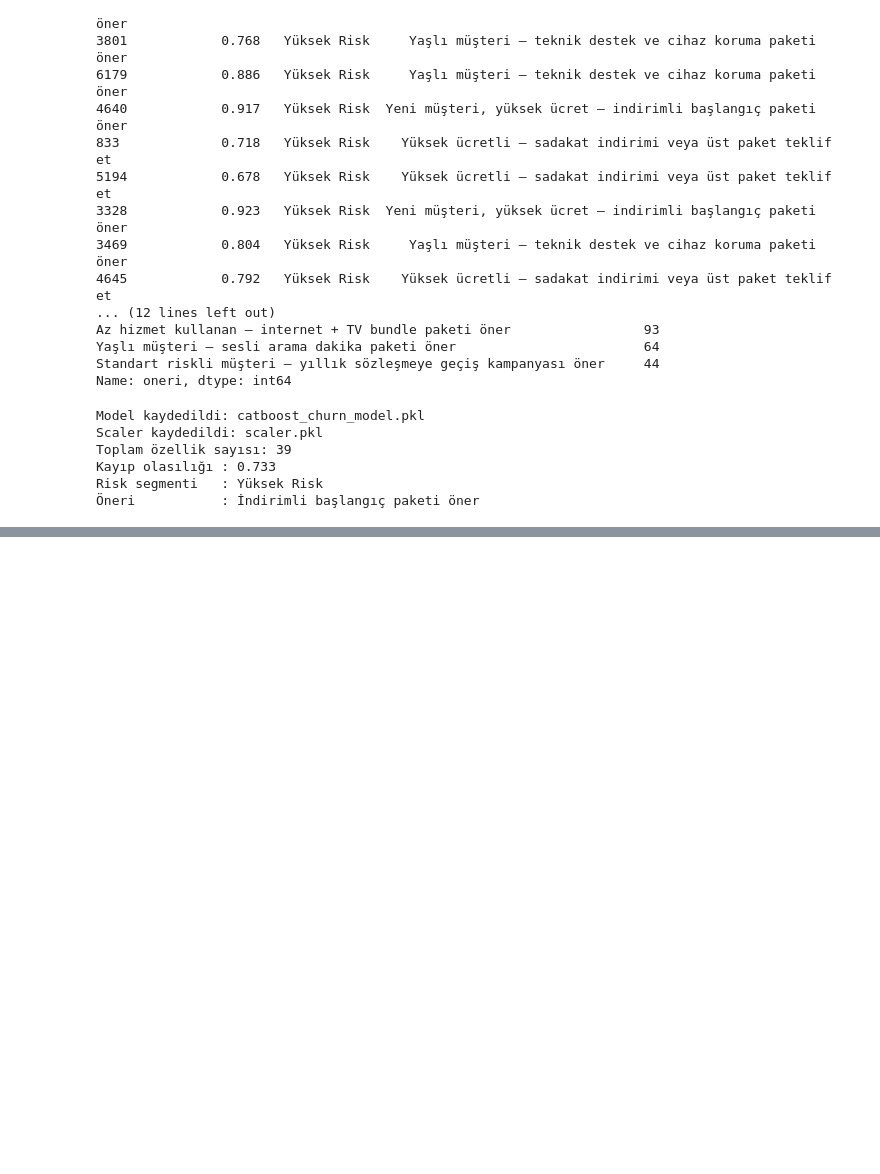
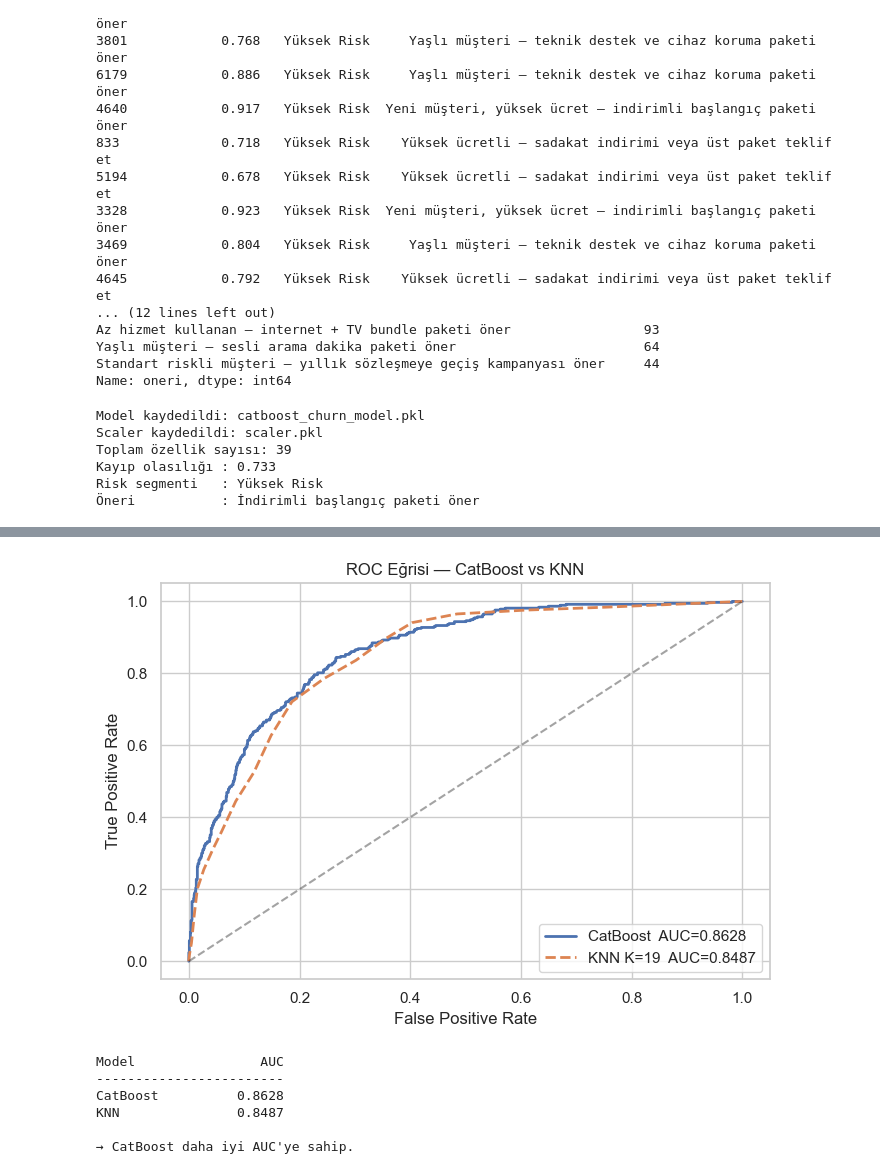
Before and after one commit to OguzIronCode/Customer-Node, a Jupyter notebook: AI_EDA.ipynb, the cells around one changed output, grey strips where cells are left out. Cells and saved outputs as stored; diff of their text form; code cells hidden in the pictures; blank space fills up the shorter version.

```diff
--- a/AI_EDA.ipynb
+++ b/AI_EDA.ipynb
@@ -1571,0 +1733,34 @@ Risk segmenti   : Yüksek Risk
+# %%
+from sklearn.metrics import roc_curve
+
+# AUC skorları
+auc_cat = roc_auc_score(y_test, y_proba_final)   # CatBoost (notebook'unda zaten var)
+auc_knn = roc_auc_score(y_test, y_proba_knn)
+
+# ROC eğrileri
+fpr_cat, tpr_cat, _ = roc_curve(y_test, y_proba_final)
+fpr_knn, tpr_knn, _ = roc_curve(y_test, y_proba_knn)
+
+plt.figure(figsize=(7, 5))
+plt.plot(fpr_cat, tpr_cat, label=f"CatBoost  AUC={auc_cat:.4f}", linewidth=2)
+plt.plot(fpr_knn, tpr_knn, label=f"KNN K={en_iyi_k}  AUC={auc_knn:.4f}", linewidth=2, linestyle="--")
+plt.plot([0,1],[0,1], "k--", alpha=0.4)
+plt.xlabel("False Positive Rate")
+plt.ylabel("True Positive Rate")
+plt.title("ROC Eğrisi — CatBoost vs KNN")
+plt.legend(); plt.grid(True); plt.tight_layout(); plt.show()
+
+# Özet tablo
+print(f"\n{'Model':<15} {'AUC':>8}")
+print("-" * 24)
+print(f"{'CatBoost':<15} {auc_cat:>8.4f}")
+print(f"{'KNN':<15} {auc_knn:>8.4f}")
+print(f"\n→ {'CatBoost' if auc_cat > auc_knn else 'KNN'} daha iyi AUC'ye sahip.")
+# %% [output]
+[figure, added]
+Model                AUC
+------------------------
+CatBoost          0.8628
+KNN               0.8487
+
+→ CatBoost daha iyi AUC'ye sahip.
```
Also changed, not shown: parts of 29 cells of this notebook, 18 other files.
